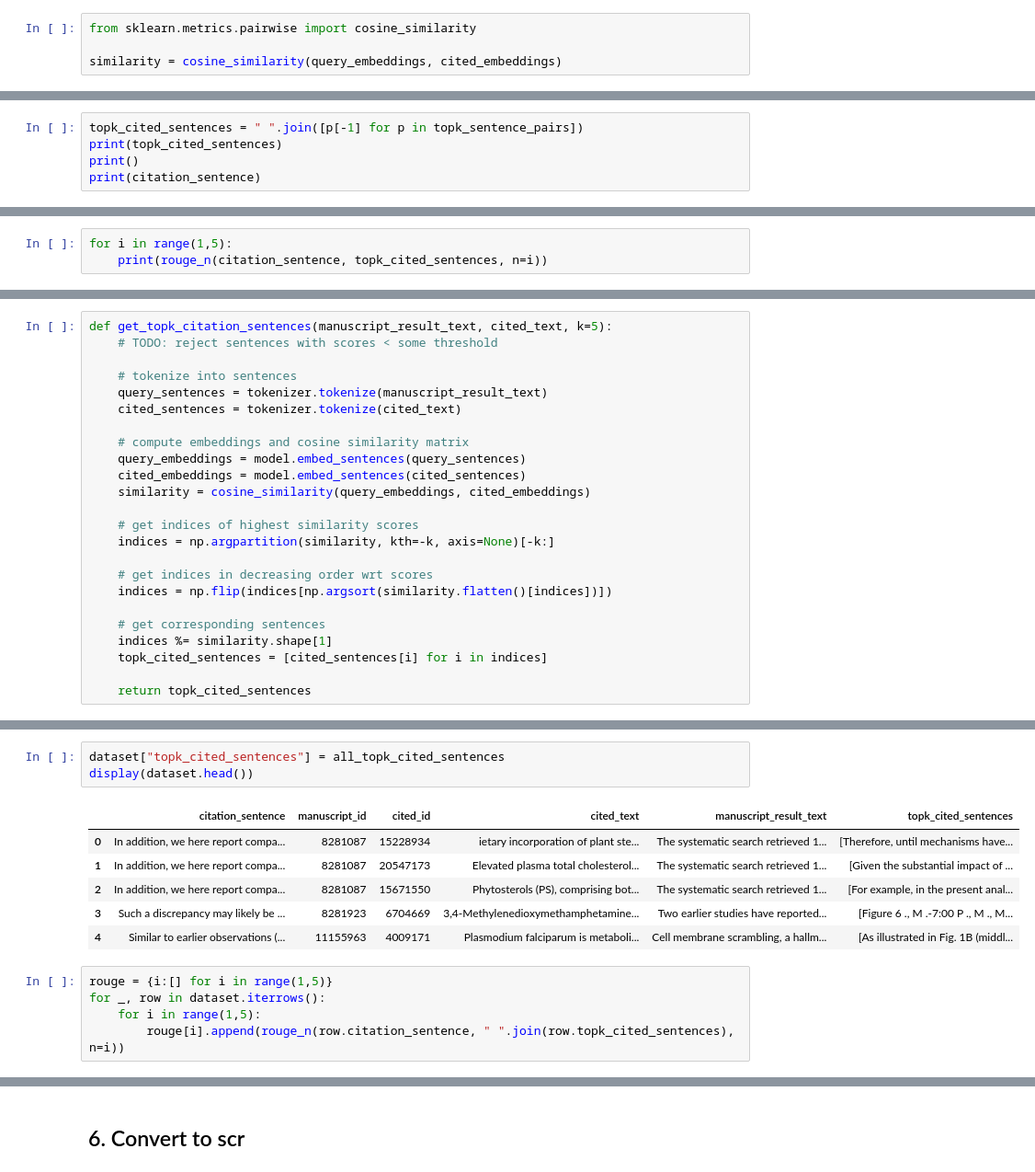
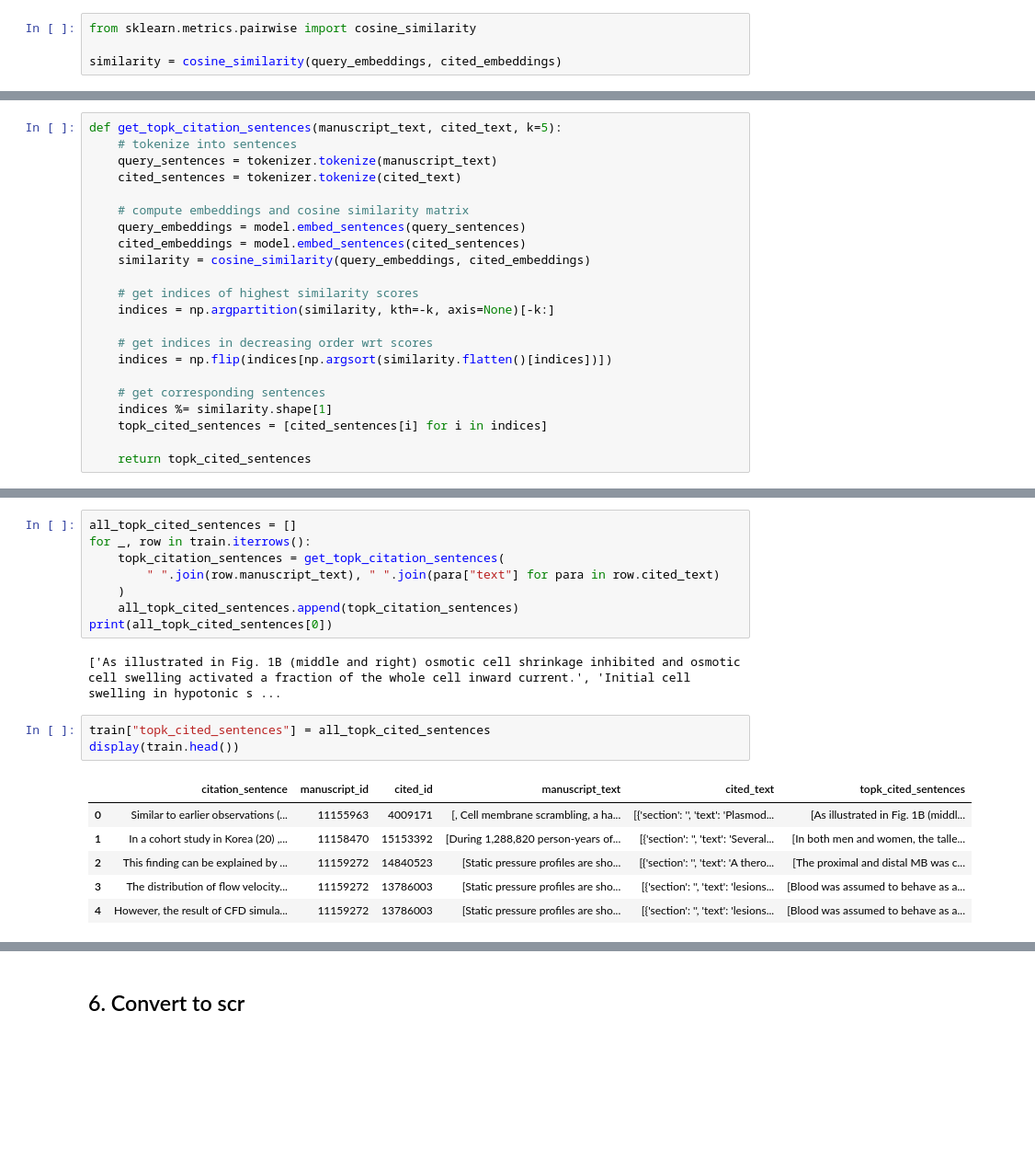
Before and after one commit to shengshimeiyan/citation-generation, a Jupyter notebook: notebooks/4_summarization.ipynb, the cells around one changed output, grey strips where cells are left out. Shown: that part at 92% size. Drawn from its saved outputs; the diff is of its cells as text; blank space fills up the shorter version.

```diff
--- a/notebooks/4_summarization.ipynb
+++ b/notebooks/4_summarization.ipynb
@@ -117,5 +108,0 @@ for s in topk_sentence_pairs:
-# %%
-topk_cited_sentences = " ".join([p[-1] for p in topk_sentence_pairs])
-print(topk_cited_sentences)
-print()
-print(citation_sentence)
@@ -126,3 +108,0 @@ In addition, we here report comparable changes in serum cholesterol and lipoprot
-# %%
-for i in range(1,5):
-    print(rouge_n(citation_sentence, topk_cited_sentences, n=i))
@@ -134,9 +122,7 @@ for i in range(1,5):
 # %%
-def get_topk_citation_sentences(manuscript_result_text, cited_text, k=5):
-    # TODO: reject sentences with scores < some threshold
-
+def get_topk_citation_sentences(manuscript_text, cited_text, k=5):
     # tokenize into sentences
-    query_sentences = tokenizer.tokenize(manuscript_result_text)
+    query_sentences = tokenizer.tokenize(manuscript_text)
     cited_sentences = tokenizer.tokenize(cited_text)
 
     # compute embeddings and cosine similarity matrix
@@ -167,15 +146,20 @@ print(all_topk_cited_sentences[0])
+# %%
+all_topk_cited_sentences = []
+for _, row in train.iterrows():
+    topk_citation_sentences = get_topk_citation_sentences(
+        " ".join(row.manuscript_text), " ".join(para["text"] for para in row.cited_text)
+    )
+    all_topk_cited_sentences.append(topk_citation_sentences)
+print(all_topk_cited_sentences[0])
+# %% [output]
+['As illustrated in Fig. 1B (middle and right) osmotic cell shrinkage inhibited and osmotic cell swelling activated a fraction of the whole cell inward current.', 'Initial cell swelling in hypotonic s ...
 # %%
-dataset["topk_cited_sentences"] = all_topk_cited_sentences
-display(dataset.head())
+train["topk_cited_sentences"] = all_topk_cited_sentences
+display(train.head())
 # %% [output]
-|  | citation_sentence | manuscript_id | cited_id | cited_text | manuscript_result_text | topk_cited_sentences |
-| 0 | In addition, we here report compa... | 8281087 | 15228934 | ietary incorporation of plant ste... | The systematic search retrieved 1... | [Therefore, until mechanisms have... |
-| 1 | In addition, we here report compa... | 8281087 | 20547173 | Elevated plasma total cholesterol... | The systematic search retrieved 1... | [Given the substantial impact of ... |
-| 2 | In addition, we here report compa... | 8281087 | 15671550 | Phytosterols (PS), comprising bot... | The systematic search retrieved 1... | [For example, in the present anal... |
-| 3 | Such a discrepancy may likely be ... | 8281923 | 6704669 | 3,4-Methylenedioxymethamphetamine... | Two earlier studies have reported... | [Figure 6 ., M .-7:00 P ., M ., M... |
-| 4 | Similar to earlier observations (... | 11155963 | 4009171 | Plasmodium falciparum is metaboli... | Cell membrane scrambling, a hallm... | [As illustrated in Fig. 1B (middl... |
+|  | citation_sentence | manuscript_id | cited_id | manuscript_text | cited_text | topk_cited_sentences |
+| 0 | Similar to earlier observations (... | 11155963 | 4009171 | [, Cell membrane scrambling, a ha... | [{'section': '', 'text': 'Plasmod... | [As illustrated in Fig. 1B (middl... |
+| 1 | In a cohort study in Korea (20) ,... | 11158470 | 15153392 | [During 1,288,820 person-years of... | [{'section': '', 'text': 'Several... | [In both men and women, the talle... |
+| 2 | This finding can be explained by ... | 11159272 | 14840523 | [Static pressure profiles are sho... | [{'section': '', 'text': 'A thero... | [The proximal and distal MB was c... |
+| 3 | The distribution of flow velocity... | 11159272 | 13786003 | [Static pressure profiles are sho... | [{'section': '', 'text': 'lesions... | [Blood was assumed to behave as a... |
+| 4 | However, the result of CFD simula... | 11159272 | 13786003 | [Static pressure profiles are sho... | [{'section': '', 'text': 'lesions... | [Blood was assumed to behave as a... |
-# %%
-rouge = {i:[] for i in range(1,5)}
-for _, row in dataset.iterrows():
-    for i in range(1,5):
-        rouge[i].append(rouge_n(row.citation_sentence, " ".join(row.topk_cited_sentences), n=i))
```
Also changed, not shown: parts of 19 cells of this notebook, 1 other file.
